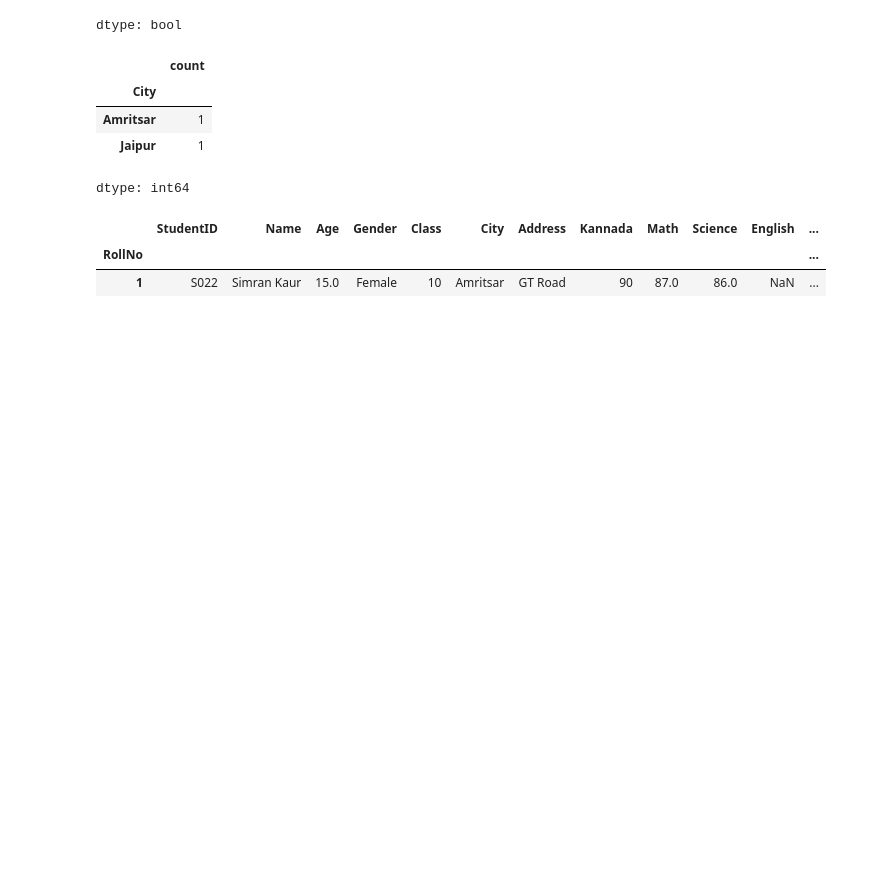
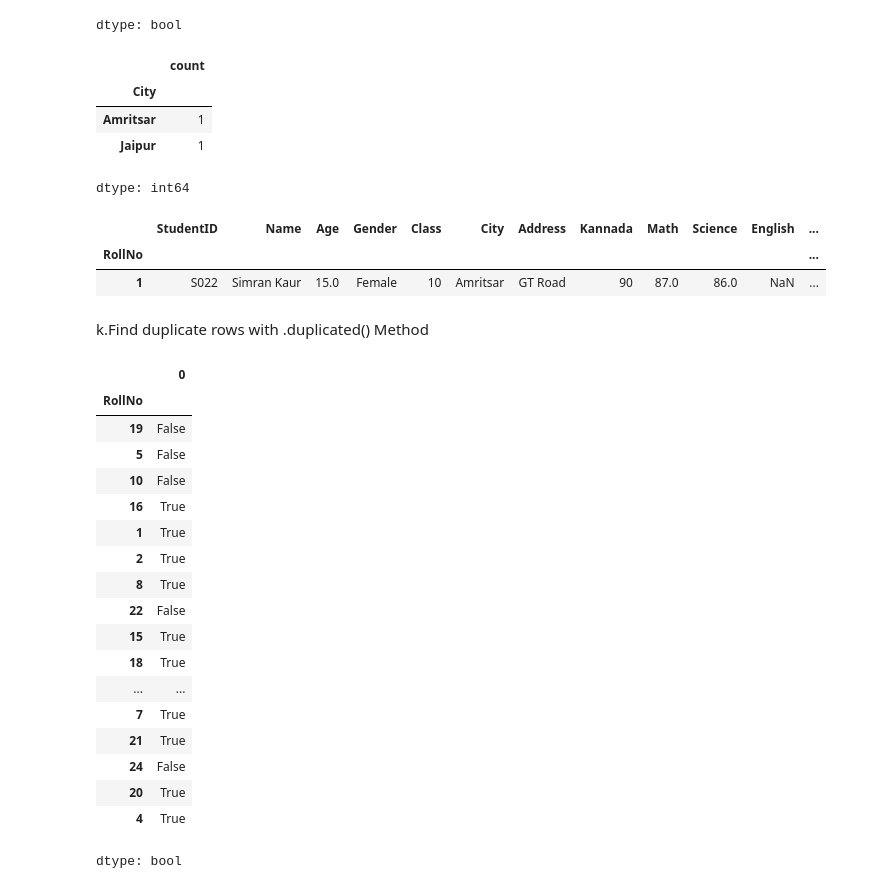
Before and after one commit to NehaSrinivas98/MachineLearningCourse, a Jupyter notebook: pandasNumpy.ipynb, the cells around one changed output. Drawn from its saved outputs; the diff is of its cells as text; code cells hidden in the pictures; blank space fills up the shorter version.

```diff
--- a/pandasNumpy.ipynb
+++ b/pandasNumpy.ipynb
@@ -954,3 +954,27 @@ df[filter1 & filter2]
 |  | StudentID | Name | Age | Gender | Class | City | Address | Kannada | Math | Science | English | ... |
 | RollNo |  |  |  |  |  |  |  |  |  |  |  | ... |
 | 1 | S022 | Simran Kaur | 15.0 | Female | 10 | Amritsar | GT Road | 90 | 87.0 | 86.0 | NaN | ... |
+# %% [markdown]
+k.Find duplicate rows with .duplicated() Method
+# %%
+df.duplicated('Age')
+# %% [output]
+|  | 0 |
+| RollNo |  |
+| 19 | False |
+| 5 | False |
+| 10 | False |
+| 16 | True |
+| 1 | True |
+| 2 | True |
+| 8 | True |
+| 22 | False |
+| 15 | True |
+| 18 | True |
+| ... | ... |
+| 7 | True |
+| 21 | True |
+| 24 | False |
+| 20 | True |
+| 4 | True |
+dtype: bool
```
Also changed, not shown: parts of 2 cells of this notebook.
